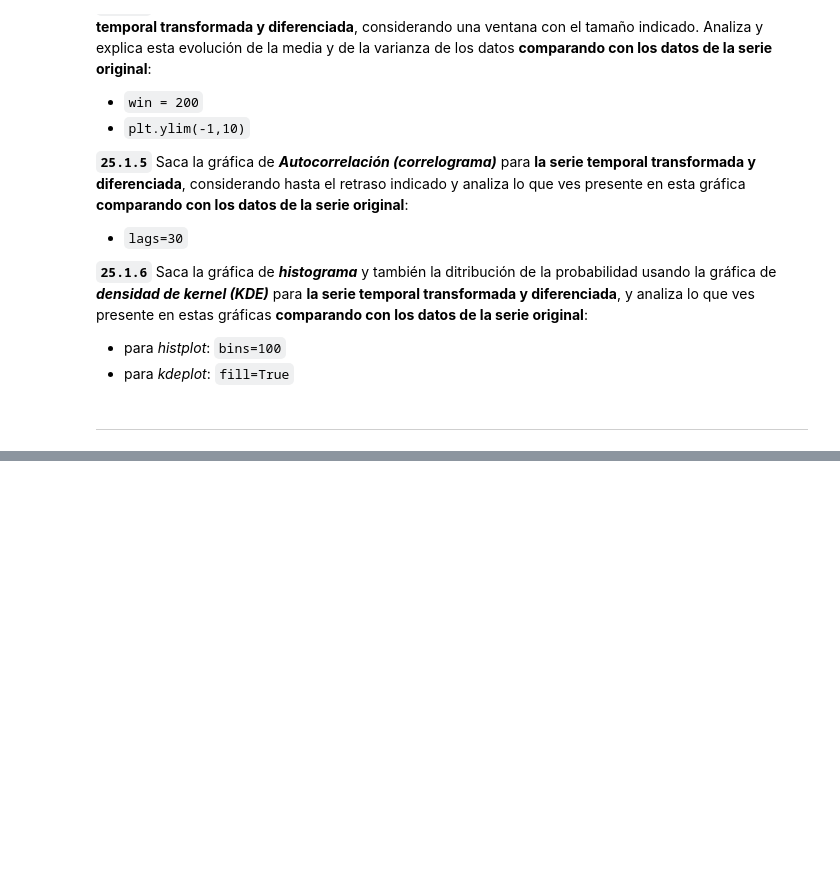
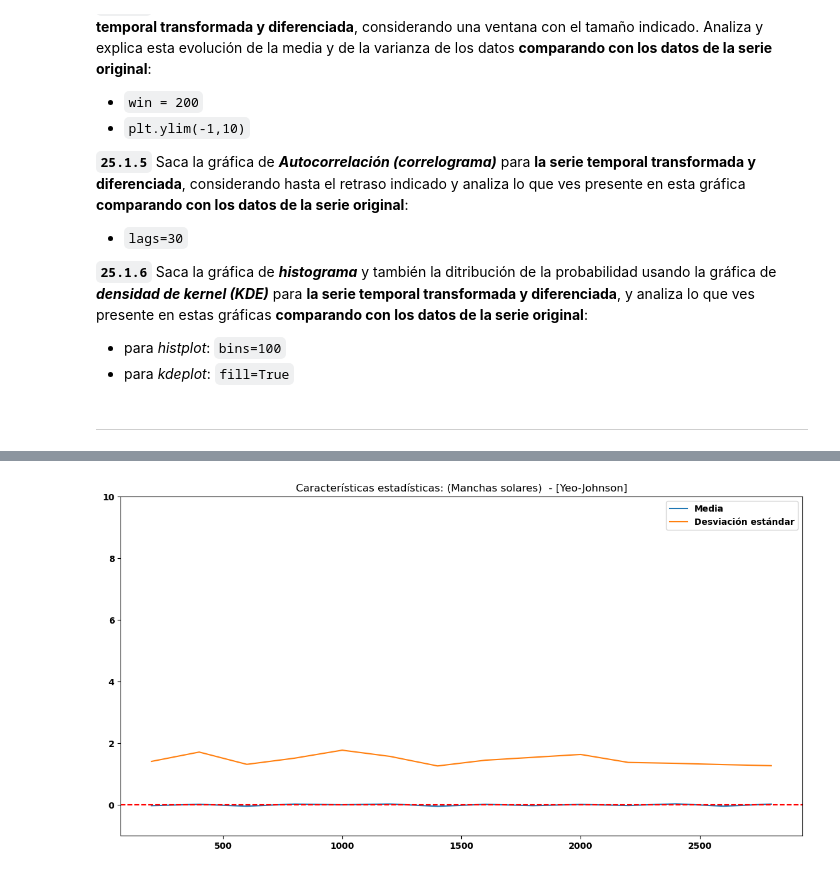
Before and after one commit to AlejandroSanchezMonzon/Analisis-Datos-BIGDATA-2023-2024, a Jupyter notebook: Bloque5/Sesion25/Sesion25-Bloque5-Analisis_Series_Temporales-BigData+.ipynb, the cells around one changed output, grey strips where cells are left out. Cells and saved outputs as stored; diff of their text form; code cells hidden in the pictures; blank space fills up the shorter version.

```diff
--- a/Bloque5/Sesion25/Sesion25-Bloque5-Analisis_Series_Temporales-BigData+.ipynb
+++ b/Bloque5/Sesion25/Sesion25-Bloque5-Analisis_Series_Temporales-BigData+.ipynb
@@ -901,0 +979,10 @@ plt.show()
+# %%
+plt.plot(df_spot_yj_media_diff, label='Media')
+plt.plot(df_spot_yj_std_diff, label='Desviación estándar')
+plt.axhline(y=0, color='r', linestyle='--')
+plt.title("Características estadísticas: (Manchas solares)  - [Yeo-Johnson]")
+plt.legend()
+plt.ylim(-1,10)
+plt.show()
+# %% [output]
+[figure, added]
```
Also changed, not shown: parts of 13 cells of this notebook.
